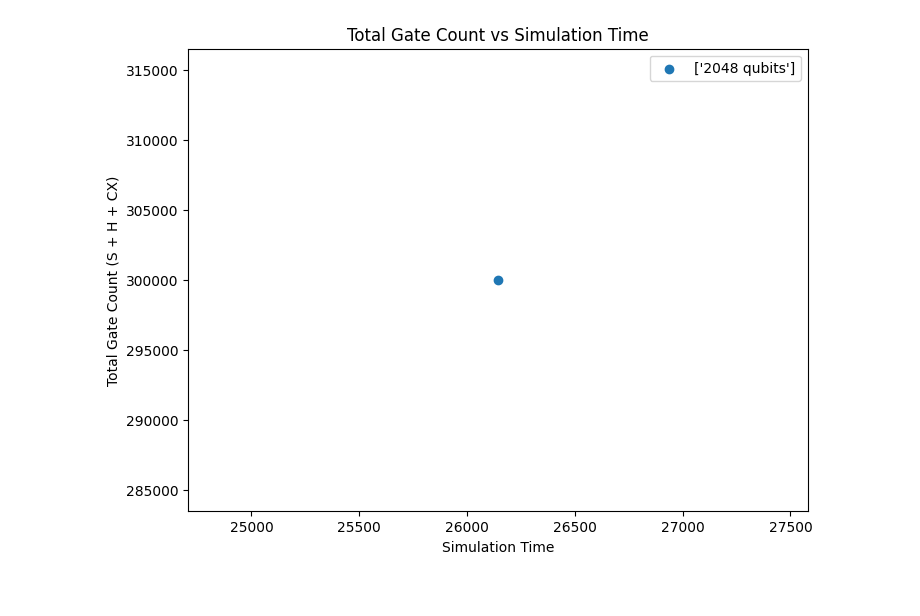
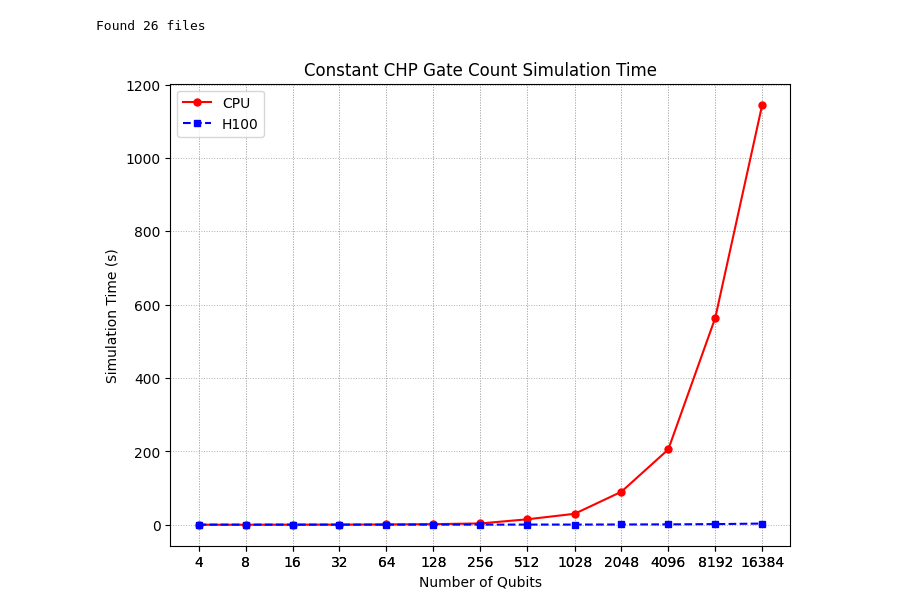
Before and after one commit to pnnl/NWQ-Sim, a Jupyter notebook: stabilizer/sim_bench.ipynb, the cells around one changed output. Drawn from its saved outputs; the diff is of its cells as text; code cells hidden in the pictures.

Commit message:
data collection

```diff
--- a/stabilizer/sim_bench.ipynb
+++ b/stabilizer/sim_bench.ipynb
@@ -9,41 +9,62 @@ def read_and_label_file(filepath):
 
     labels = ["sim_name", "sim_time", "n_qubits", "Scount", "Hcount", "CXcount"]
     data = {labels[i]: lines[i].strip() if i == 0 else float(lines[i]) for i in range(len(lines))}
 
     return data
 
 def process_folder(folder_path):
     all_data = []
 
     for filename in os.listdir(folder_path):
         if filename.endswith(".txt"):  # Process only text files
             filepath = os.path.join(folder_path, filename)
             data = read_and_label_file(filepath)
             all_data.append(data)
 
     return all_data
 
 def plot_data(all_data):
-    sim_times = []
-    total_counts = []
-    labels = []
+    sim_times_nvgpu = []
+    sim_times_cpu = []
+    n_qubits_nvgpu = []
+    n_qubits_cpu = []
 
     for data in all_data:
-        sim_times.append(data["sim_time"])
-        total_counts.append(data["Scount"] + data["Hcount"] + data["CXcount"])
-        labels.append(f"{int(data['n_qubits'])} qubits")
+        if data["sim_name"] == "nvgpu":
+            n_qubits_nvgpu.append(float(data["n_qubits"]))
+            sim_times_nvgpu.append(float(data["sim_time"]))
+        elif data["sim_name"] == "cpu":
+            n_qubits_cpu.append(float(data["n_qubits"]))
+            sim_times_cpu.append(float(data["sim_time"]))
 
+    # Sort the data by number of qubits to ensure smooth line plots
+    n_qubits_cpu, sim_times_cpu = zip(*sorted(zip(n_qubits_cpu, sim_times_cpu))) if n_qubits_cpu else ([], [])
+    n_qubits_nvgpu, sim_times_nvgpu = zip(*sorted(zip(n_qubits_nvgpu, sim_times_nvgpu))) if n_qubits_nvgpu else ([], [])
+
+    # Plot as line graphs with distinct styles
     plt.figure(figsize=(8, 6))
-    plt.scatter(sim_times, total_counts, label=labels)
-    plt.xlabel("Simulation Time")
-    plt.ylabel("Total Gate Count (S + H + CX)")
+    plt.plot(n_qubits_cpu, sim_times_cpu, "ro-", label="CPU", linestyle="-", markersize=5)
+    plt.plot(n_qubits_nvgpu, sim_times_nvgpu, "bs--", label="H100", linestyle="--", markersize=5)
+
+    plt.xlabel("Number of Qubits")
+    plt.ylabel("Simulation Time (s)")
+    plt.xscale("log", base=2)  # Use log scale with base 2 to match x^2 intervals
+    plt.xticks(n_qubits_cpu + n_qubits_nvgpu, labels=[f"{int(q)}" for q in n_qubits_cpu + n_qubits_nvgpu])  # Show exact qubit values
+    plt.title("Constant C-H-P Gate Count Simulation Time")
     plt.legend()
-    plt.title("Total Gate Count vs Simulation Time")
+    plt.grid(True, linestyle=":", linewidth=0.7, which="both")
     plt.show()
 
 # Example usage
 folder_path = "sim_bench"  # Change this to your actual folder path
 all_data = process_folder(folder_path)
+
+print(f"Found {len(all_data)} files")
+
+if not all_data:
+    print("No data found.")
+
 plot_data(all_data)
 # %% [output]
+Found 26 files
-[figure, old version]
+[figure, new version]
```
Also changed, not shown: 29 other files.
